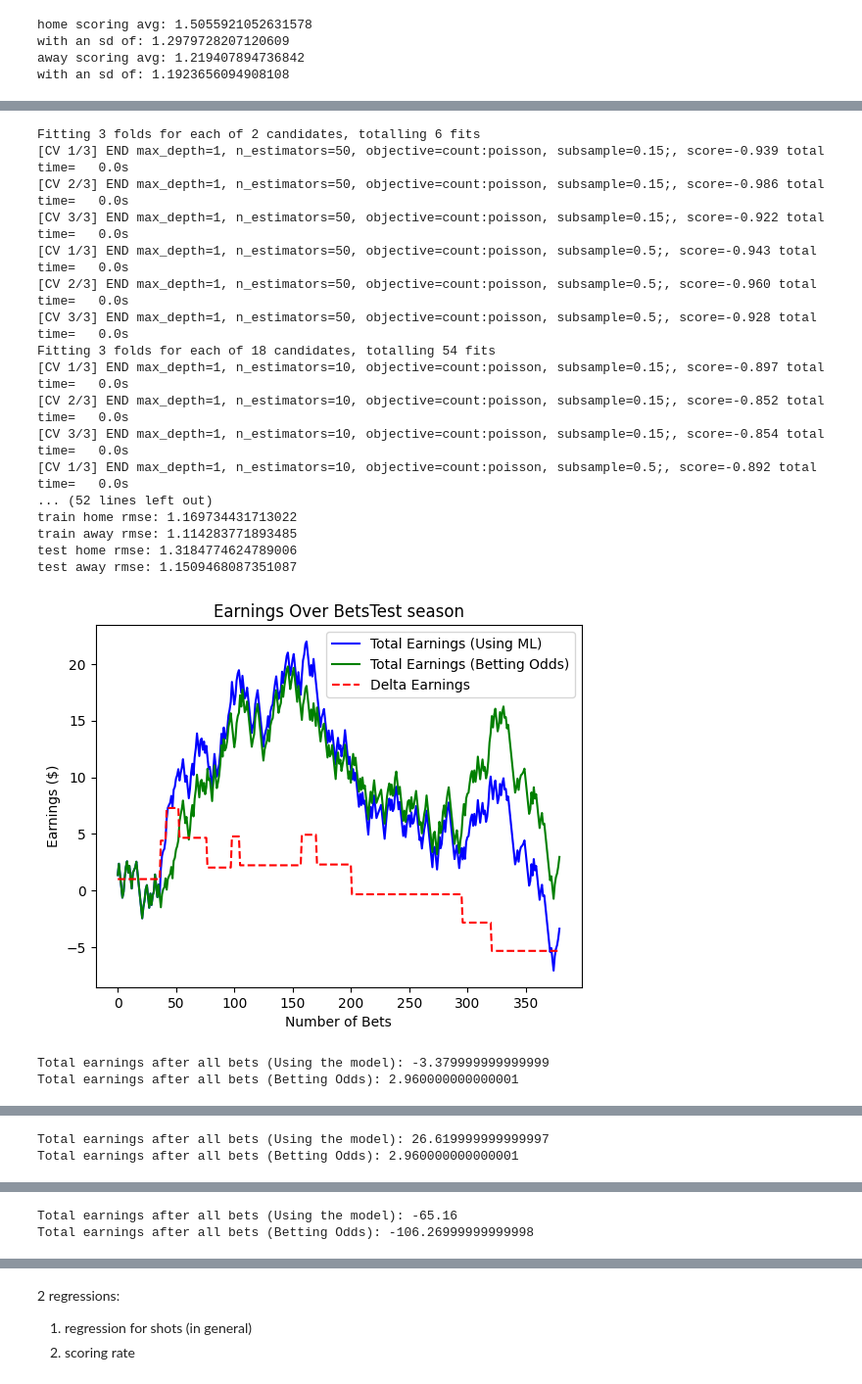
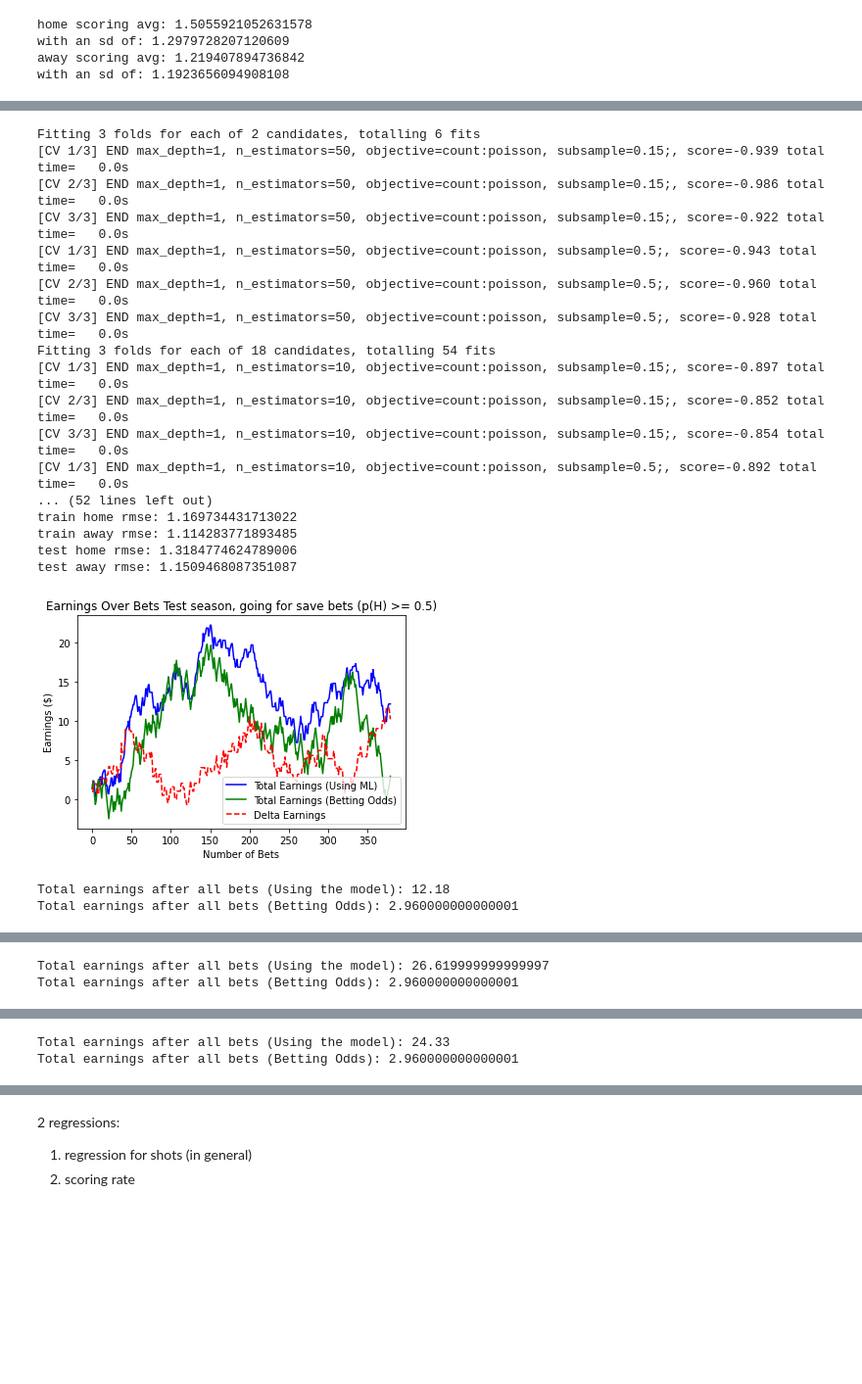
Before and after one commit to YuvalRubinstein99/EPLProject, a Jupyter notebook: Statistics and modeling/prediction.ipynb, the cells around one changed output, grey strips where cells are left out. Shown at 98% size. Drawn from its saved outputs; the diff is of its cells as text; code cells hidden in the pictures; blank space fills up the shorter version.

Commit message:
Add files via upload
added new betting strategy

```diff
--- a/Statistics and modeling/prediction.ipynb
+++ b/Statistics and modeling/prediction.ipynb
@@ -309,14 +309,13 @@ def bet_and_plot_thresh(predict_proba_output, labels, earning_matrix, earning_od
 
     # Iterate through each data point for regular betting
     for i in range(len(predicted_labels)):
-        # Check if the match is worth betting
-        if predict_proba_output[i, predicted_labels[i]] > threshold:  # Modify threshold as needed
+        if predicted_labels[i] > threshold:
             if predicted_labels[i] == labels[i]:
                 earnings.append(initial_dollar * (earning_matrix.iloc[i, labels[i]] - 1))
             else:
                 earnings.append(-initial_dollar)  # If the prediction is incorrect, earn nothing
         else:
-            earnings.append(0)  # If the match is not worth betting, do not earn or lose money
+            earnings.append(0)
 
     # Iterate through each data point for betting odds
     for i in range(len(predicted_bo)):
@@ -821,11 +821,10 @@ print('test away rmse:', np.sqrt(mean_squared_error(ytest_away, away_test)))
 
 train_probas = extract_poisson_probas(home_train, away_train)
 test_probas = extract_poisson_probas(home_test, away_test)
-bet_and_plot_thresh(test_probas, y_test, betting_data, normalized_probas, extra_title='Test season')
-bet_and_plot_thresh(np.asarray(test_probas-normalized_probas), y_test, betting_data, normalized_probas, extra_title='Test season')
-
-bet_and_plot_thresh(train_probas, y_train, train_betting, train_normalized_probas, extra_title='Training season')
-bet_and_plot_thresh(np.asarray(train_probas-train_normalized_probas), y_train, train_betting, train_normalized_probas, extra_title='Training season')
+bet_and_plot_thresh(test_probas, y_test, betting_data, normalized_probas, extra_title=' Test season, going for save bets (p(H) >= 0.5)')
+bet_and_plot(np.asarray(test_probas-normalized_probas), y_test, betting_data, normalized_probas, extra_title=' Test season going by biggest delta')
+bet_and_plot_thresh(np.power(np.asarray(betting_data),test_probas), y_test, betting_data, normalized_probas, extra_title=' Test season, going for rev^proba', threshold=1)
+bet_and_plot_thresh(test_probas*np.log(np.asarray(betting_data)), y_test, betting_data, normalized_probas, extra_title=' Test season, going for rev^proba')
 
 
 train_classes = np.argmax(train_probas, axis=1)
@@ -861,33 +860,33 @@ plt.ylabel('True')
 plt.title(f'Confusion Matrix (Test)\nAccuracy: {accuracy:.2f}')
 plt.show()
 train_auc_ovr = roc_auc_score(y_train, train_probas, multi_class='ovr')
 print(f"Training OvR AUC: {train_auc_ovr}")
 
 # Calculate OvO AUC for the test set
 test_auc_ovr = roc_auc_score(y_test, test_probas, multi_class='ovr')
 print(f"Test OvR AUC: {test_auc_ovr}")
 '''
 best hyper parameters for home regression: {'max_depth': 1, 'n_estimators': 100, 'objective': 'count:poisson', 'subsample': 0.5}
 best parameters for away reg: {'max_depth': 1, 'n_estimators': 50, 'objective': 'count:poisson', 'subsample': 0.5}
 '''
 # %% [output]
 Fitting 3 folds for each of 2 candidates, totalling 6 fits
 [CV 1/3] END max_depth=1, n_estimators=50, objective=count:poisson, subsample=0.15;, score=-0.939 total time=   0.0s
 [CV 2/3] END max_depth=1, n_estimators=50, objective=count:poisson, subsample=0.15;, score=-0.986 total time=   0.0s
 [CV 3/3] END max_depth=1, n_estimators=50, objective=count:poisson, subsample=0.15;, score=-0.922 total time=   0.0s
 [CV 1/3] END max_depth=1, n_estimators=50, objective=count:poisson, subsample=0.5;, score=-0.943 total time=   0.0s
 [CV 2/3] END max_depth=1, n_estimators=50, objective=count:poisson, subsample=0.5;, score=-0.960 total time=   0.0s
 [CV 3/3] END max_depth=1, n_estimators=50, objective=count:poisson, subsample=0.5;, score=-0.928 total time=   0.0s
 Fitting 3 folds for each of 18 candidates, totalling 54 fits
 [CV 1/3] END max_depth=1, n_estimators=10, objective=count:poisson, subsample=0.15;, score=-0.897 total time=   0.0s
 [CV 2/3] END max_depth=1, n_estimators=10, objective=count:poisson, subsample=0.15;, score=-0.852 total time=   0.0s
 [CV 3/3] END max_depth=1, n_estimators=10, objective=count:poisson, subsample=0.15;, score=-0.854 total time=   0.0s
 [CV 1/3] END max_depth=1, n_estimators=10, objective=count:poisson, subsample=0.5;, score=-0.892 total time=   0.0s
 ... (52 lines left out)
 train home rmse: 1.169734431713022
 train away rmse: 1.114283771893485
 test home rmse: 1.3184774624789006
 test away rmse: 1.1509468087351087
-[figure, old version]
+[figure, new version]
-Total earnings after all bets (Using the model): -3.379999999999999
+Total earnings after all bets (Using the model): 12.18
 Total earnings after all bets (Betting Odds): 2.960000000000001
@@ -898,2 +897,2 @@ Total earnings after all bets (Betting Odds): 2.960000000000001
-Total earnings after all bets (Using the model): -65.16
-Total earnings after all bets (Betting Odds): -106.26999999999998
+Total earnings after all bets (Using the model): 24.33
+Total earnings after all bets (Betting Odds): 2.960000000000001
```
Also changed, not shown: parts of 9 cells of this notebook.
